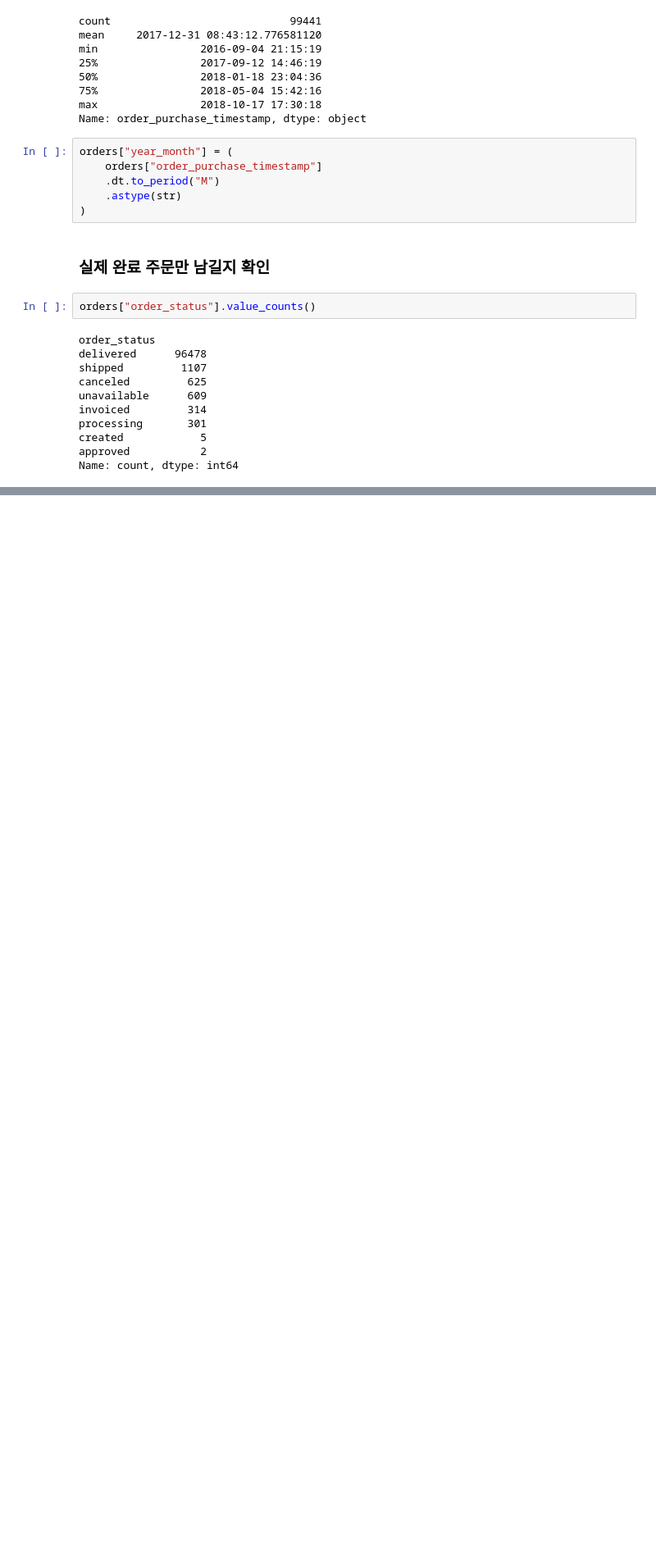
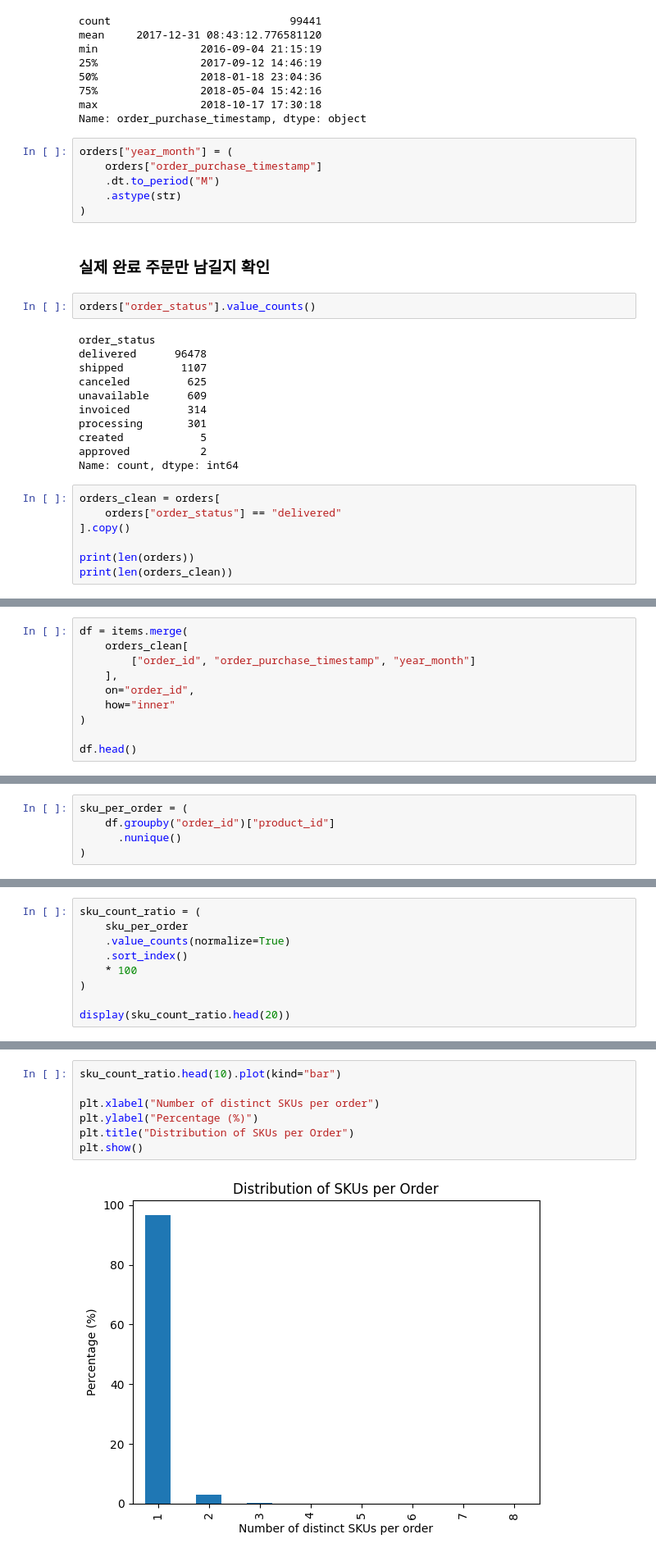
Before and after one commit to ALICEjyKIM/5PL, a Jupyter notebook: notebooks/01_distribution_design.ipynb, the cells around one changed output, grey strips where cells are left out. Shown at 82% size. Cells and saved outputs as stored; diff of their text form; blank space fills up the shorter version.

```diff
--- a/notebooks/01_distribution_design.ipynb
+++ b/notebooks/01_distribution_design.ipynb
@@ -203,3 +203,10 @@ processing       301
 created            5
 approved           2
 Name: count, dtype: int64
+# %%
+orders_clean = orders[
+    orders["order_status"] == "delivered"
+].copy()
+
+print(len(orders))
+print(len(orders_clean))
@@ -205,0 +218,10 @@ Name: count, dtype: int64
+# %%
+df = items.merge(
+    orders_clean[
+        ["order_id", "order_purchase_timestamp", "year_month"]
+    ],
+    on="order_id",
+    how="inner"
+)
+
+df.head()
@@ -205,0 +241,5 @@ Name: count, dtype: int64
+# %%
+sku_per_order = (
+    df.groupby("order_id")["product_id"]
+      .nunique()
+)
@@ -205,0 +277,9 @@ Name: count, dtype: int64
+# %%
+sku_count_ratio = (
+    sku_per_order
+    .value_counts(normalize=True)
+    .sort_index()
+    * 100
+)
+
+display(sku_count_ratio.head(20))
@@ -205,0 +297,9 @@ Name: count, dtype: int64
+# %%
+sku_count_ratio.head(10).plot(kind="bar")
+
+plt.xlabel("Number of distinct SKUs per order")
+plt.ylabel("Percentage (%)")
+plt.title("Distribution of SKUs per Order")
+plt.show()
+# %% [output]
+[figure, added]
```
Also changed, not shown: parts of 8 cells of this notebook.
